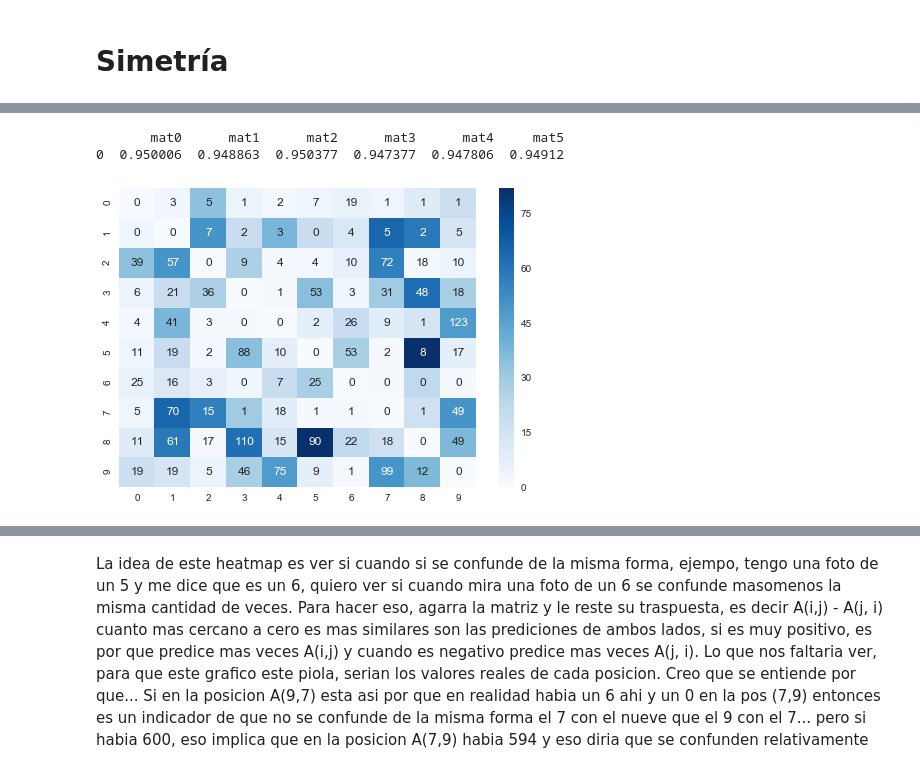
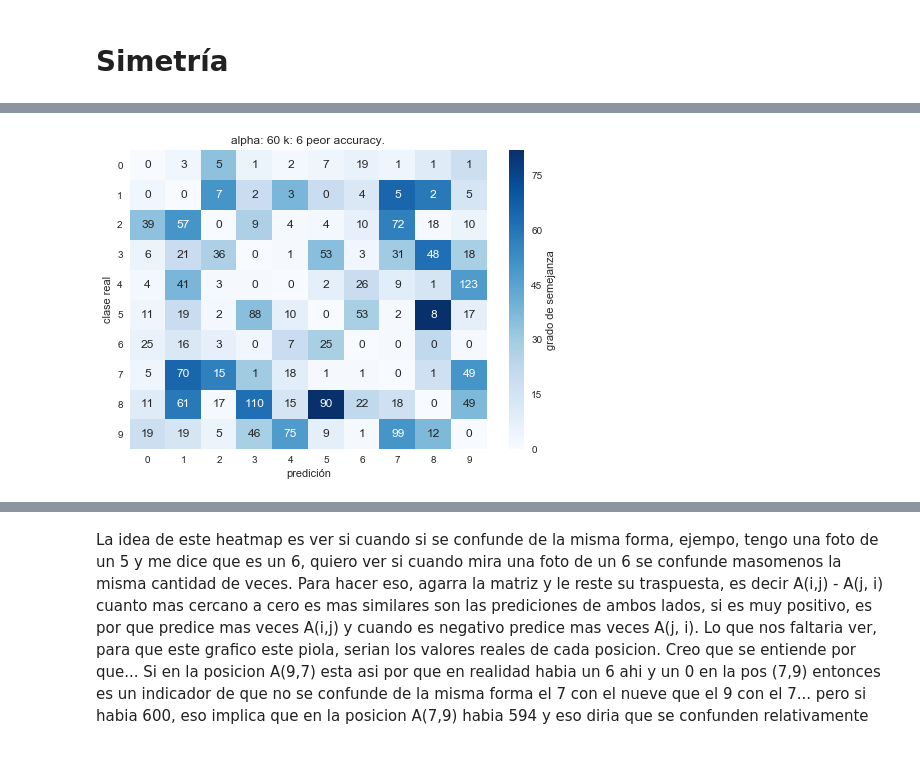
Before and after one commit to hggomez/metNum_tp2, a Jupyter notebook: Graficos/Analizador.ipynb, the cells around one changed output, grey strips where cells are left out. Drawn from its saved outputs; the diff is of its cells as text; code cells hidden in the pictures.

```diff
--- a/Graficos/Analizador.ipynb
+++ b/Graficos/Analizador.ipynb
@@ -830,31 +842,0 @@ final = lista_metodos_preselec[-2]
-# %%
-des, prom, acu = accuracy_mat(final)
-print(acu)
-#for mat in final:
-#    sns.heatmap(mat)
-#    plt.show()
-
-#prom = matrices[0]
-#prom, desvio =  unificar_matrices(matrices)
-#sns.heatmap(prom, cmap = "Reds", annot = True)
-#plt.yticks(rotation=0)
-#plt.show()
-
-#prom2 = matrices[0].copy(deep = True)
-#np.fill_diagonal(prom2.values, 0)
-#sns.heatmap(prom2)
-#plt.yticks(rotation=0)
-#plt.show()
-
-#sim = ver_simetria(prom)
-#prom_aux = prom.copy(deep = True)
-#np.fill_diagonal(prom_aux.values, 0)
-#sns.heatmap(data = sim, annot = prom_aux, cmap = "Blues")
-#plt.xlabel("predición")
-#plt.yticks(rotation=0)
-#plt.show()
-#print(prom.sum(axis = 1))
-#normalizado
-# %% [output]
-       mat0      mat1      mat2      mat3      mat4     mat5
-0  0.950006  0.948863  0.950377  0.947377  0.947806  0.94912
@@ -861,14 +847,19 @@ print(acu)
 # %%
 peor = final[3]
 mejor = final[1]
-peor_aux = peor.copy(deep = True)
+peor_aux = peor.copy(deep = False)
 np.fill_diagonal(peor_aux.values, 0)
 sim_peor = ver_simetria(peor)
 
-sns.heatmap(data = sim_peor, annot = peor_aux, cmap = "Blues", fmt = 'g')
+sns.heatmap(data = sim_peor, annot = peor_aux, cmap = "Blues", fmt = 'g',cbar_kws={'label': 'grado de semejanza'})
+plt.xlabel("predición")
+plt.ylabel("clase real")
+plt.yticks(rotation=0)
+plt.title("alpha: 60 k: 6 peor accuracy.")
+plt.savefig('peor_heatmap.png')
 plt.show()
 # %% [output]
-[figure, old version]
+[figure, new version]
 # %%
 peor
 # %% [output]
```
Also changed, not shown: parts of 18 cells of this notebook, 24 other files.
